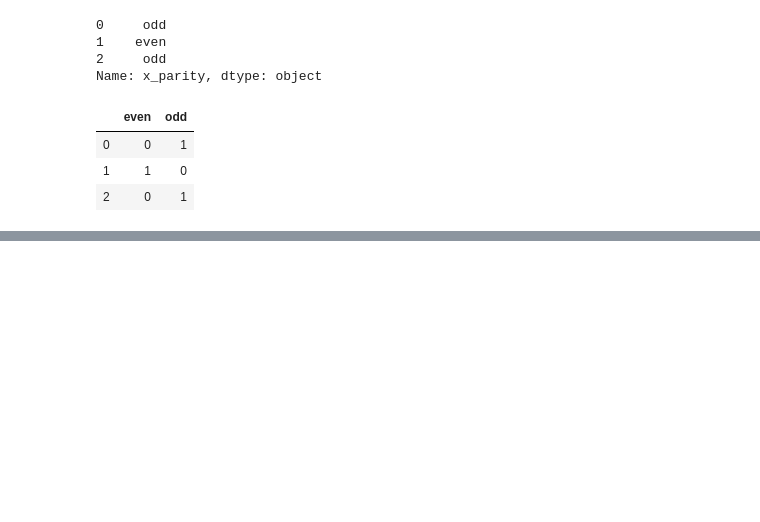
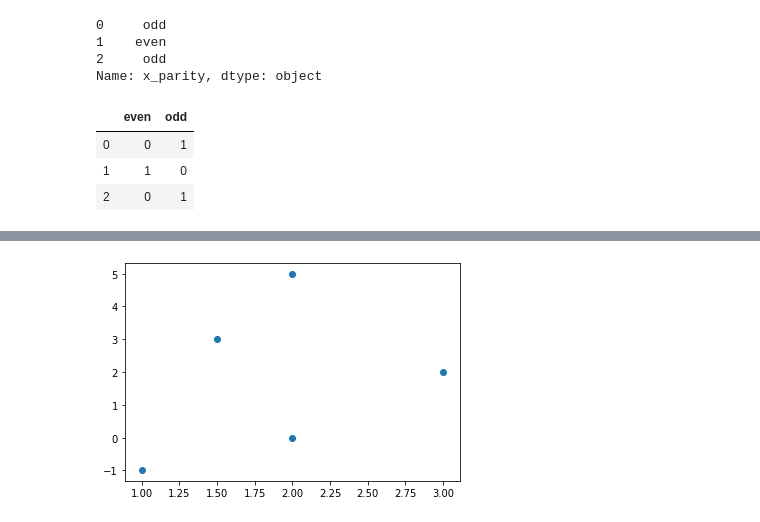
Before and after one commit to PacktWorkshops/The-Statistics-and-Calculus-with-Python-Workshop, a Jupyter notebook: Chapter02/Code Samples.ipynb, the cells around one changed output, grey strips where cells are left out. Cells and saved outputs as stored; diff of their text form; code cells hidden in the pictures; blank space fills up the shorter version.

```diff
--- a/Chapter02/Code Samples.ipynb
+++ b/Chapter02/Code Samples.ipynb
@@ -325,0 +332,8 @@ pd.get_dummies(df['x_parity'])
+# %%
+x = [1, 2, 3, 1.5, 2]
+y = [-1, 5, 2, 3, 0]
+
+plt.scatter(x, y)
+plt.show()
+# %% [output]
+[figure, added]
```
Also changed, not shown: parts of 24 cells of this notebook, 3 other files.
